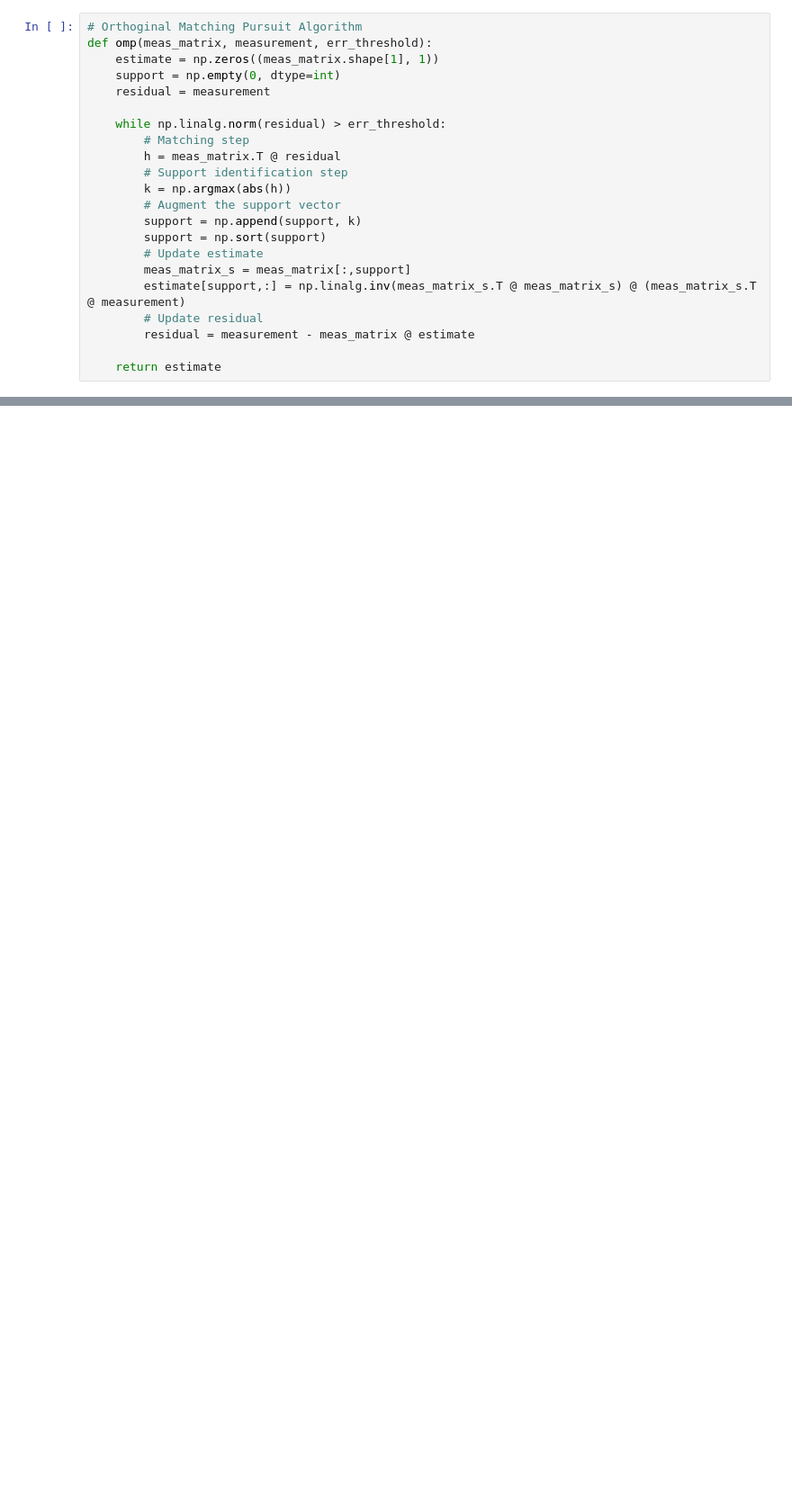
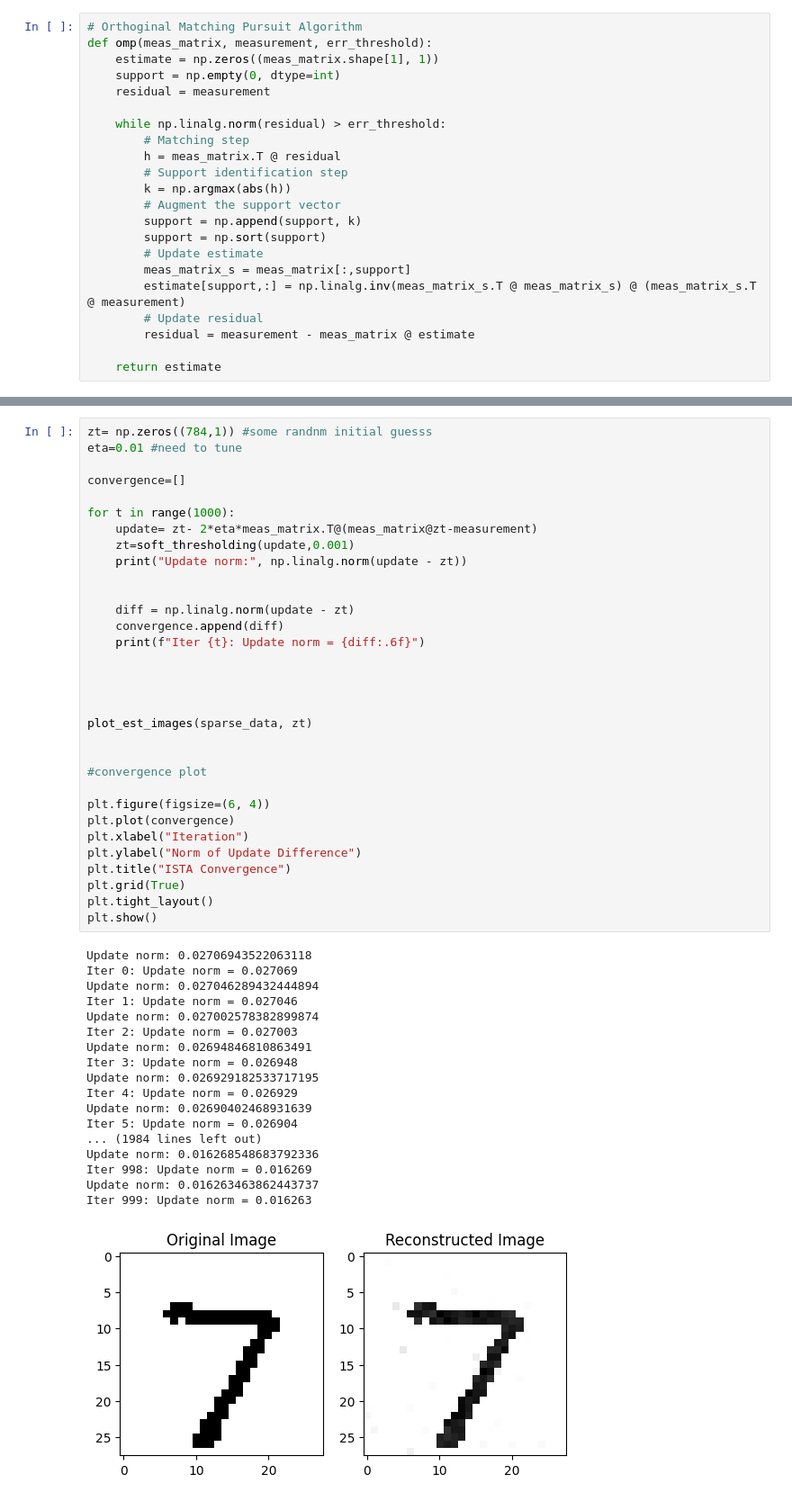
Before and after one commit to josephine-king/EE4740_ImageCompression, a Jupyter notebook: image_compression.ipynb, the cells around one changed output, grey strips where cells are left out. Shown: that part at 90% size. Cells and saved outputs as stored; diff of their text form; blank space fills up the shorter version.

Commit message:
basic ista added, will clean up and modify hyperparams

```diff
--- a/image_compression.ipynb
+++ b/image_compression.ipynb
@@ -121,0 +161,51 @@ plot_est_images(sparse_data, estimate)
+# %%
+zt= np.zeros((784,1)) #some randnm initial guesss
+eta=0.01 #need to tune
+
+convergence=[]
+
+for t in range(1000):
+    update= zt- 2*eta*meas_matrix.T@(meas_matrix@zt-measurement)
+    zt=soft_thresholding(update,0.001)
+    print("Update norm:", np.linalg.norm(update - zt))
+
+
+    diff = np.linalg.norm(update - zt)
+    convergence.append(diff)
+    print(f"Iter {t}: Update norm = {diff:.6f}")
+
+
+
+
+plot_est_images(sparse_data, zt)
+
+
+#convergence plot
+
+plt.figure(figsize=(6, 4))
+plt.plot(convergence)
+plt.xlabel("Iteration")
+plt.ylabel("Norm of Update Difference")
+plt.title("ISTA Convergence")
+plt.grid(True)
+plt.tight_layout()
+plt.show()
+# %% [output]
+Update norm: 0.02706943522063118
+Iter 0: Update norm = 0.027069
+Update norm: 0.027046289432444894
+Iter 1: Update norm = 0.027046
+Update norm: 0.027002578382899874
+Iter 2: Update norm = 0.027003
+Update norm: 0.02694846810863491
+Iter 3: Update norm = 0.026948
+Update norm: 0.026929182533717195
+Iter 4: Update norm = 0.026929
+Update norm: 0.02690402468931639
+Iter 5: Update norm = 0.026904
+... (1984 lines left out)
+Update norm: 0.016268548683792336
+Iter 998: Update norm = 0.016269
+Update norm: 0.016263463862443737
+Iter 999: Update norm = 0.016263
+[figure, added]
```
Also changed, not shown: parts of 11 cells of this notebook.
